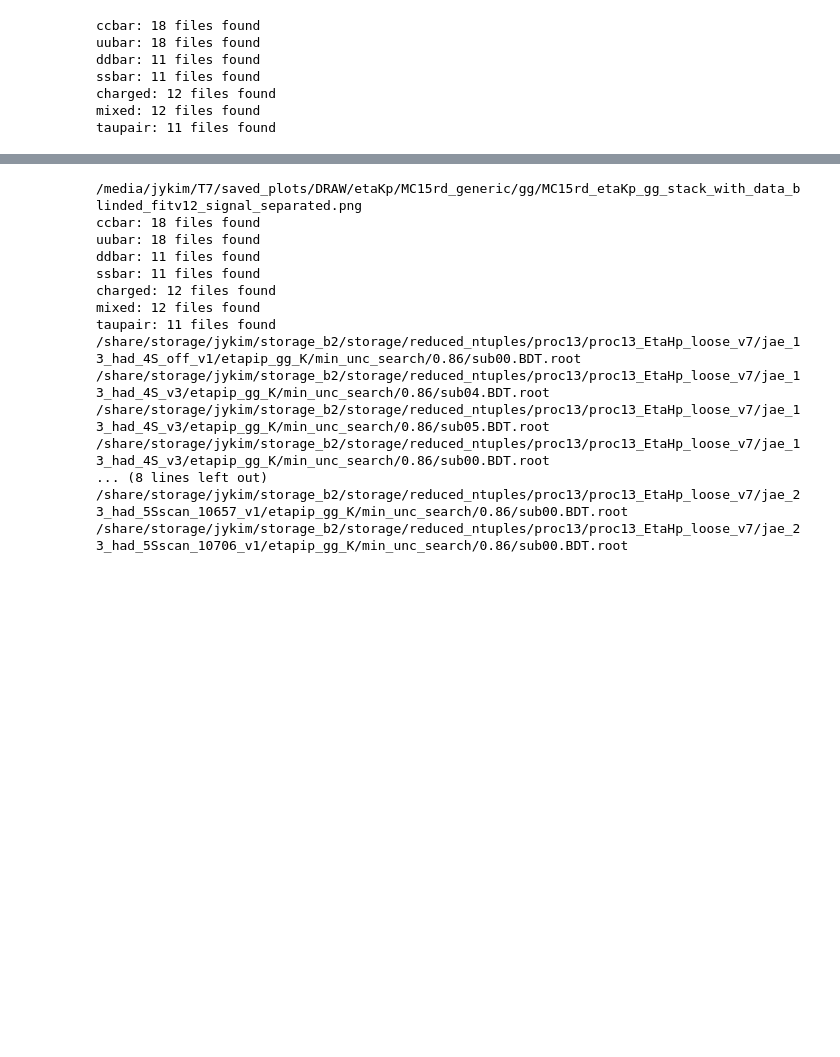
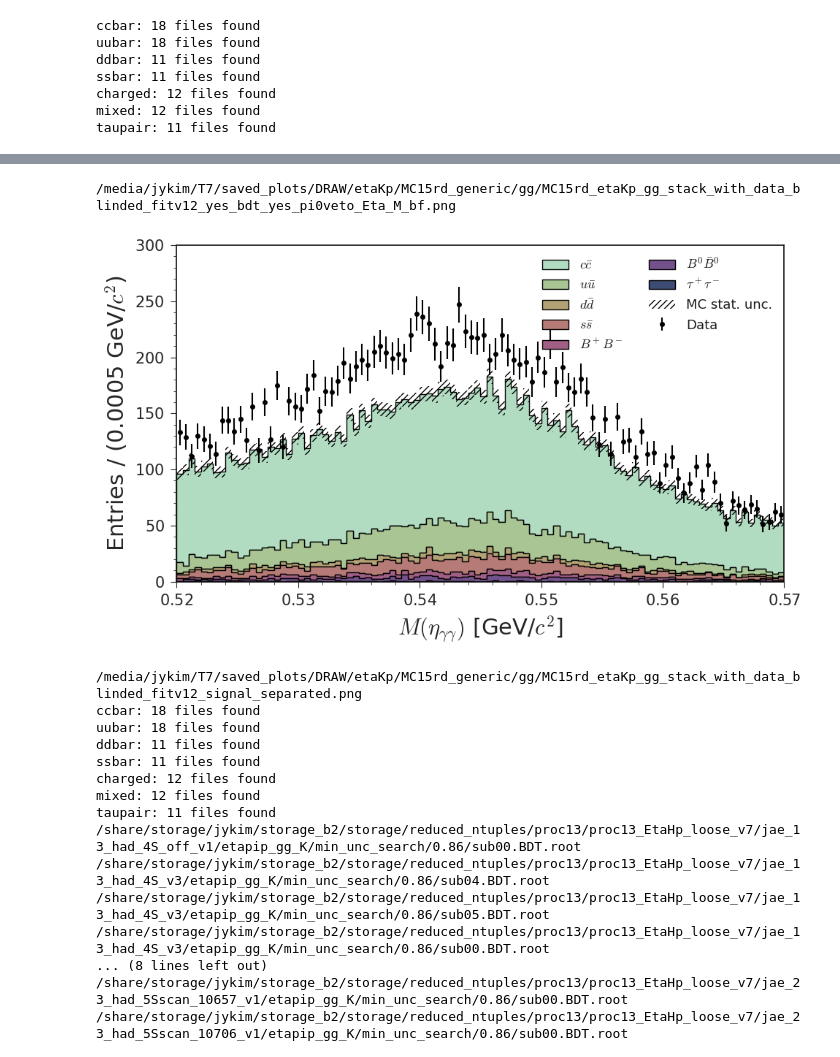
Before and after one commit to jykim-physics/DRAW_and_FITTING, a Jupyter notebook: main/Dpetapip/draw/after_BDT/proc13_etaKp_gg.ipynb, the cells around one changed output, grey strips where cells are left out. Drawn from its saved outputs; the diff is of its cells as text; code cells hidden in the pictures; blank space fills up the shorter version.

```diff
--- a/main/Dpetapip/draw/after_BDT/proc13_etaKp_gg.ipynb
+++ b/main/Dpetapip/draw/after_BDT/proc13_etaKp_gg.ipynb
@@ -187,3 +250,17 @@ plot_stack_with_data(mc_data, tag_order, labels, data_df, var, bins, nbins, xlab
+# %%
+
+var = "etapip_gg_K_Eta_M_bf"
+bins = (0.52,0.570)
+nbins = 100
+
+xlabel = r"$M(\eta_{\gamma\gamma})$ [GeV/$c^2$]"
+output = os.path.join(plot_dir, "MC15rd_etaKp_gg_stack_with_data_blinded_fitv12_yes_bdt_yes_pi0veto_Eta_M_bf.png")
+print(output)
+
+plot_stack_with_data(mc_data, tag_order, labels, data_df, var, bins, nbins, xlabel, output)
+# %% [output]
+/media/jykim/T7/saved_plots/DRAW/etaKp/MC15rd_generic/gg/MC15rd_etaKp_gg_stack_with_data_blinded_fitv12_yes_bdt_yes_pi0veto_Eta_M_bf.png
+[figure, added]
 # %%
 # def load_root_files(dir_list, tags, tree, cut, variables):
 #     file_map = {tag: [] for tag in tags}
```
Also changed, not shown: parts of 6 cells of this notebook, 55 other files.
